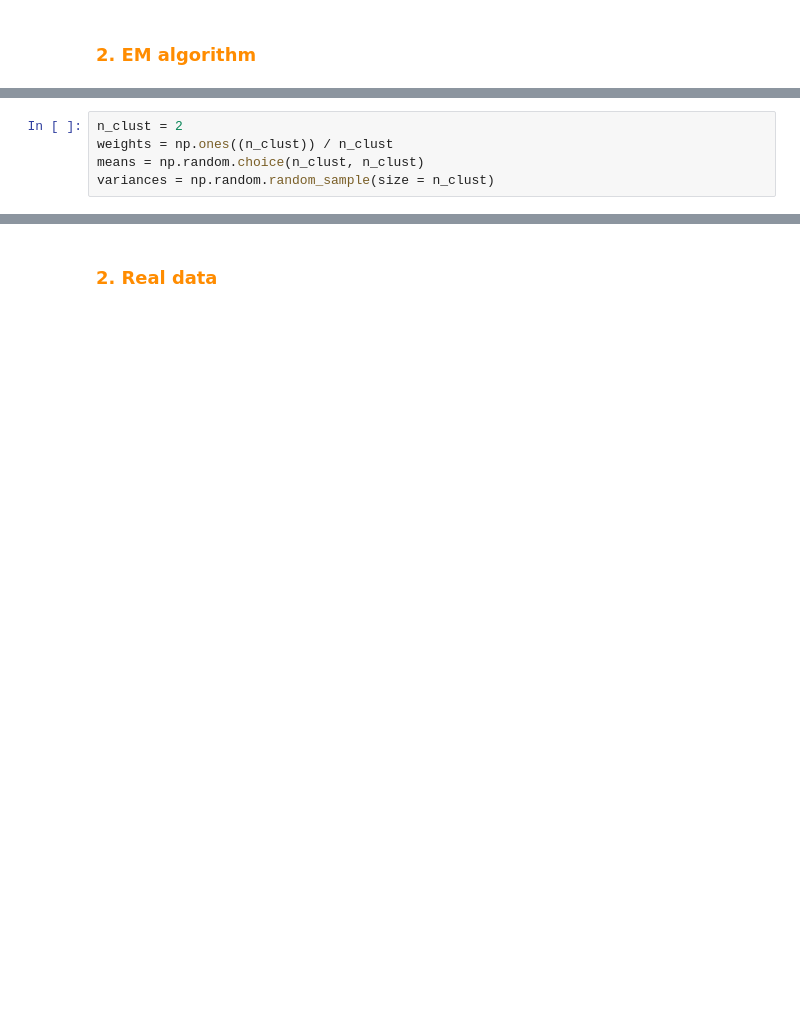
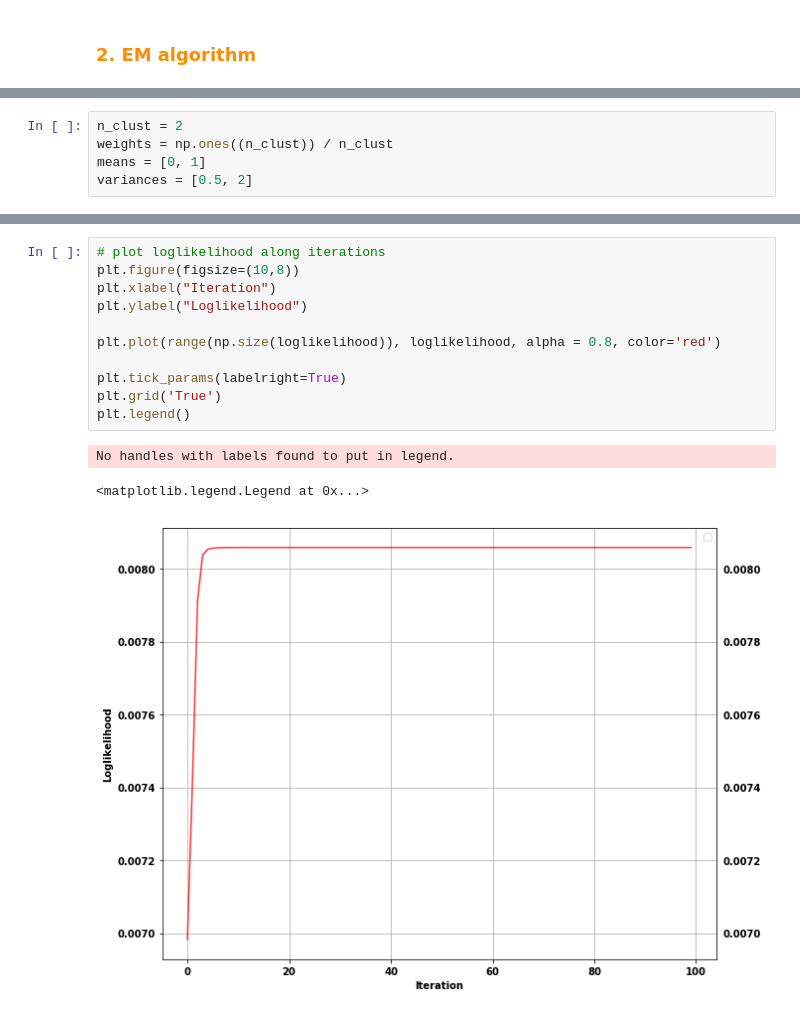
Before and after one commit to sylvainlc/19-map354_share, a Jupyter notebook: 7_LatentData/Lab/Python/ExpectationMaximization.ipynb, the cells around one changed output, grey strips where cells are left out. Saved outputs shown, nothing was run; the diff lists cells and outputs as text; blank space fills up the shorter version.

```diff
--- a/7_LatentData/Lab/Python/ExpectationMaximization.ipynb
+++ b/7_LatentData/Lab/Python/ExpectationMaximization.ipynb
@@ -172,7 +222,7 @@ plt.legend()
 # %%
 n_clust = 2
 weights = np.ones((n_clust)) / n_clust
-means = np.random.choice(n_clust, n_clust)
-variances = np.random.random_sample(size = n_clust)
+means = [0, 1]
+variances = [0.5, 2]
 # %%
 # number of iterations of the EM algorithm
@@ -237,2 +273,15 @@ for it in range(n_it):
-# %% [markdown]
-### <font color=darkorange>  2. Real data</font>
+# %%
+# plot loglikelihood along iterations
+plt.figure(figsize=(10,8))
+plt.xlabel("Iteration")
+plt.ylabel("Loglikelihood")
+
+plt.plot(range(np.size(loglikelihood)), loglikelihood, alpha = 0.8, color='red')
+
+plt.tick_params(labelright=True)
+plt.grid('True')
+plt.legend()
+# %% [output]
+No handles with labels found to put in legend.
+<matplotlib.legend.Legend at 0x...>
+[figure, added]
```
Also changed, not shown: parts of 10 cells of this notebook.
